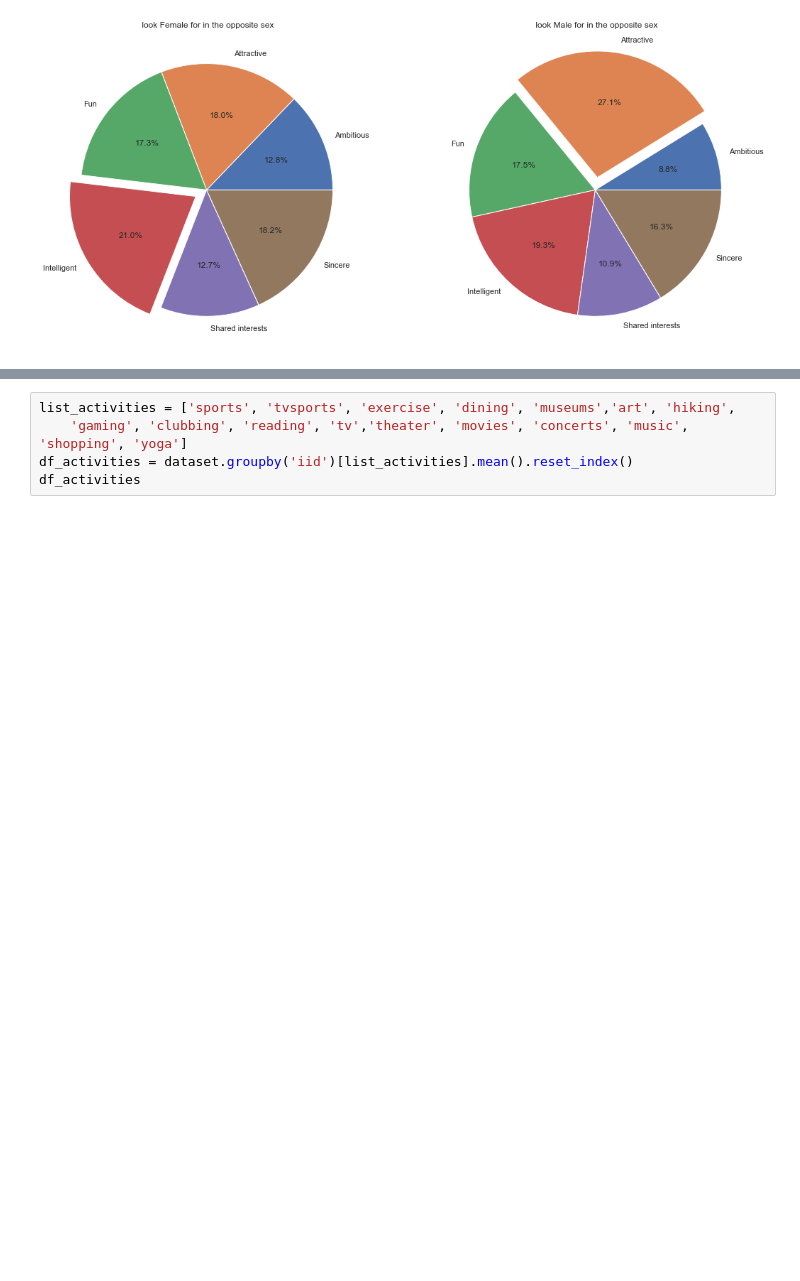
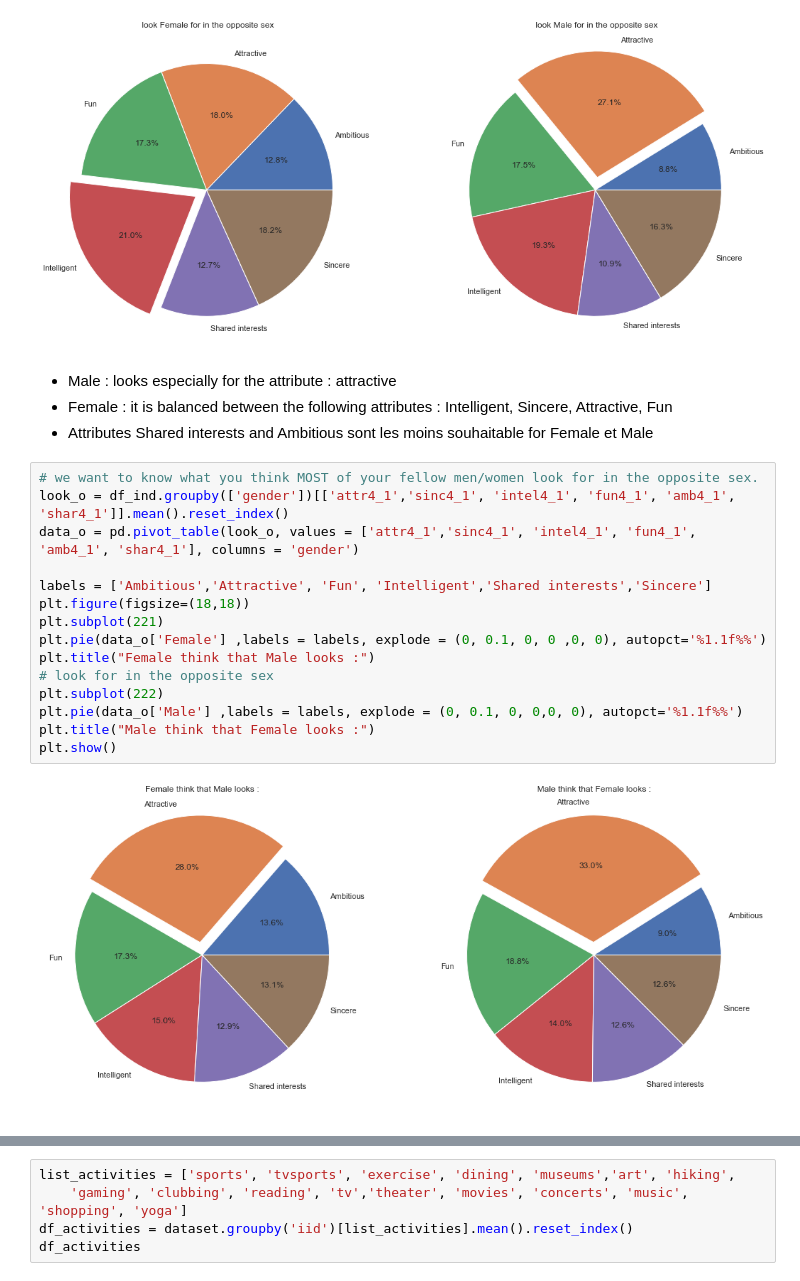
Before and after one commit to Stylomines/speed_dating, a Jupyter notebook: 01-Project_speed_dating.ipynb, the cells around one changed output, grey strips where cells are left out. Saved outputs shown, nothing was run; the diff lists cells and outputs as text; blank space fills up the shorter version.

Commit message:
added graph think the opposite sex looks

```diff
--- a/01-Project_speed_dating.ipynb
+++ b/01-Project_speed_dating.ipynb
@@ -208,3 +210,24 @@ plt.title(" look Male for in the opposite sex")
 plt.show()
 # %% [output]
 [figure]
+# %% [markdown]
+* Male : looks especially for the attribute : attractive
+* Female : it is balanced between the following attributes : Intelligent, Sincere, Attractive, Fun
+* Attributes Shared interests and Ambitious sont les moins souhaitable for Female et Male
+# %%
+# we want to know what you think MOST of your fellow men/women look for in the opposite sex.
+look_o = df_ind.groupby(['gender'])[['attr4_1','sinc4_1', 'intel4_1', 'fun4_1', 'amb4_1', 'shar4_1']].mean().reset_index()
+data_o = pd.pivot_table(look_o, values = ['attr4_1','sinc4_1', 'intel4_1', 'fun4_1', 'amb4_1', 'shar4_1'], columns = 'gender')
+
+labels = ['Ambitious','Attractive', 'Fun', 'Intelligent','Shared interests','Sincere']
+plt.figure(figsize=(18,18))
+plt.subplot(221)
+plt.pie(data_o['Female'] ,labels = labels, explode = (0, 0.1, 0, 0 ,0, 0), autopct='%1.1f%%')
+plt.title("Female think that Male looks :")
+# look for in the opposite sex
+plt.subplot(222)
+plt.pie(data_o['Male'] ,labels = labels, explode = (0, 0.1, 0, 0,0, 0), autopct='%1.1f%%')
+plt.title("Male think that Female looks :")
+plt.show()
+# %% [output]
+[figure, added]
```
Also changed, not shown: parts of 6 cells of this notebook.
